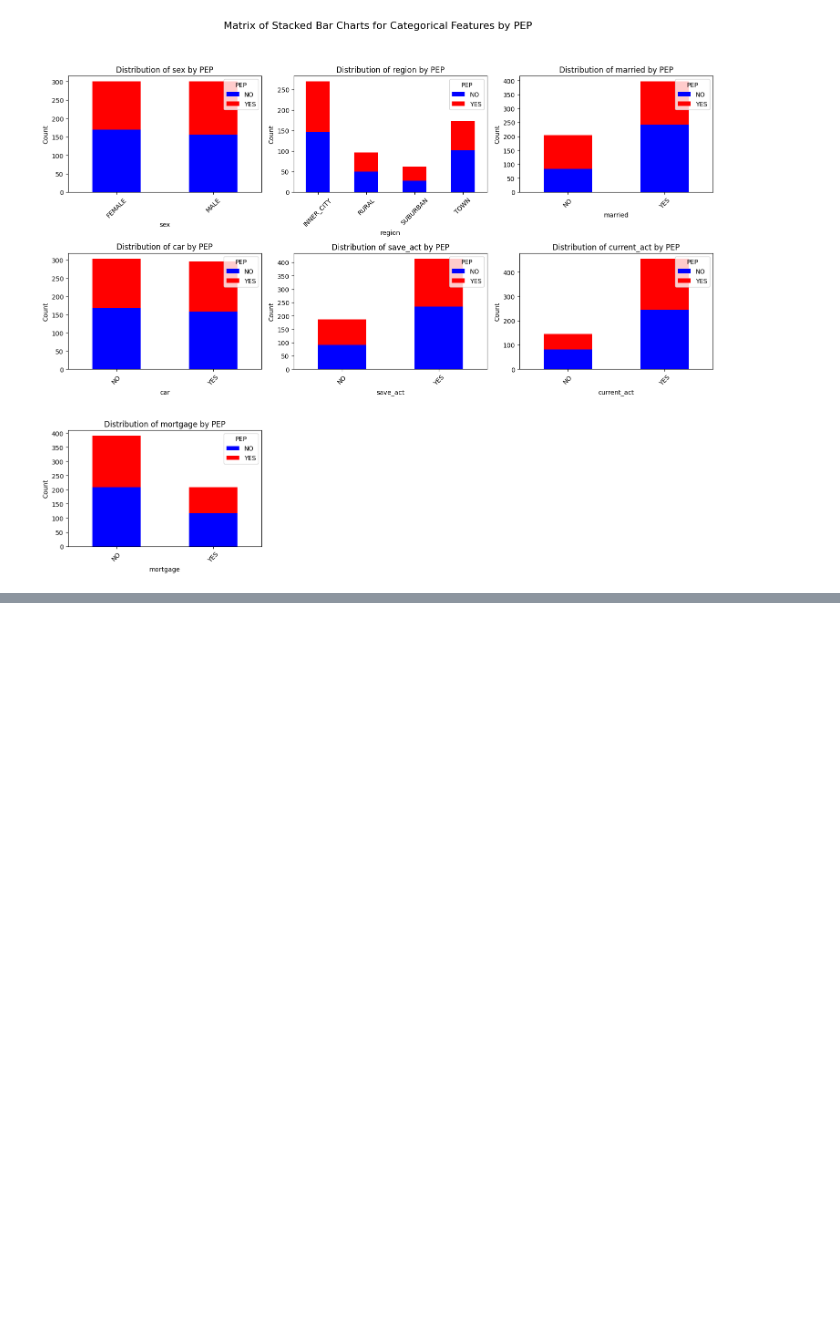
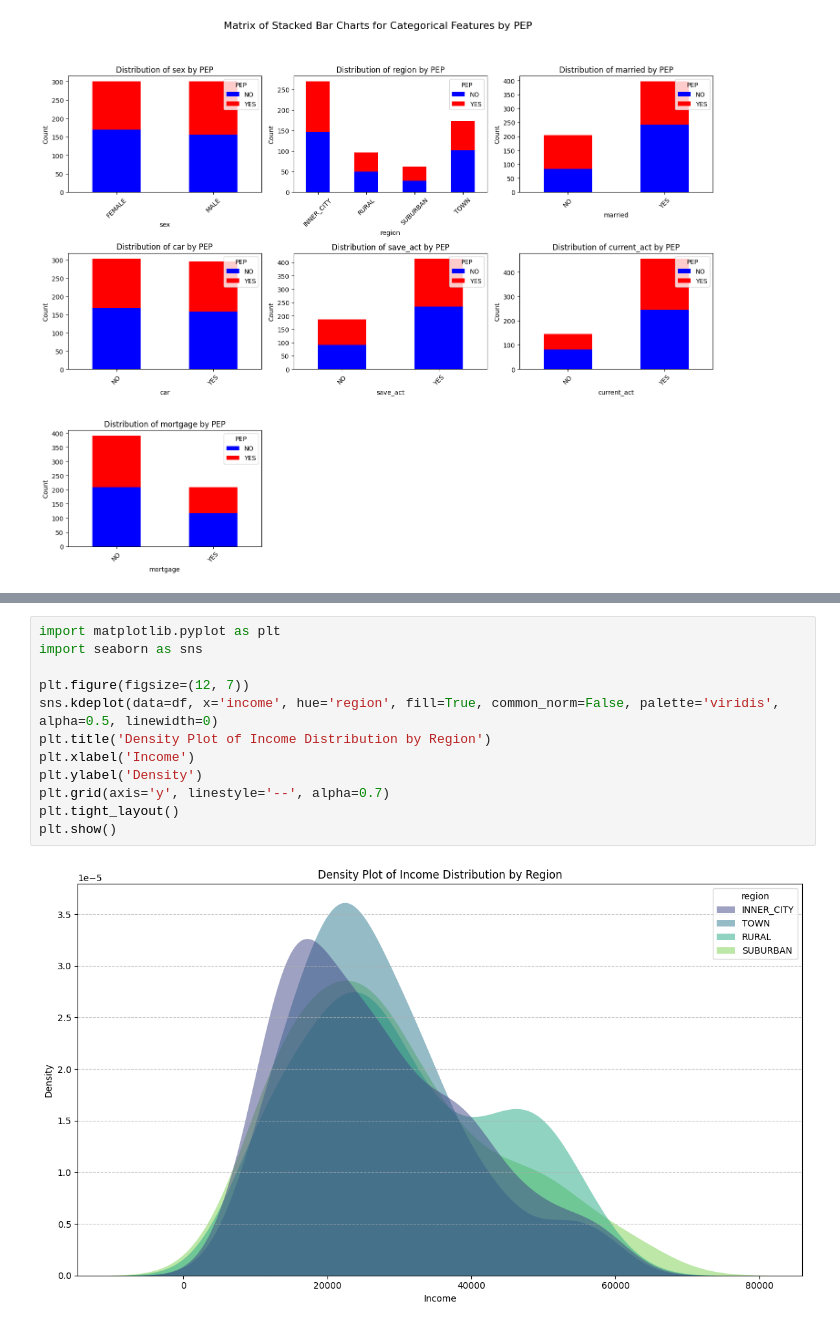
Before and after one commit to matteogolfarelli/DataCentricAI, a Jupyter notebook: Statistical_Summary - Bivariate.ipynb, the cells around one changed output, grey strips where cells are left out. Cells and saved outputs as stored; diff of their text form; blank space fills up the shorter version.

```diff
--- a/Statistical_Summary - Bivariate.ipynb
+++ b/Statistical_Summary - Bivariate.ipynb
@@ -463,0 +189,14 @@ plt.show()
+# %%
+import matplotlib.pyplot as plt
+import seaborn as sns
+
+plt.figure(figsize=(12, 7))
+sns.kdeplot(data=df, x='income', hue='region', fill=True, common_norm=False, palette='viridis', alpha=0.5, linewidth=0)
+plt.title('Density Plot of Income Distribution by Region')
+plt.xlabel('Income')
+plt.ylabel('Density')
+plt.grid(axis='y', linestyle='--', alpha=0.7)
+plt.tight_layout()
+plt.show()
+# %% [output]
+[figure, added]
```
Also changed, not shown: parts of 11 cells of this notebook.
